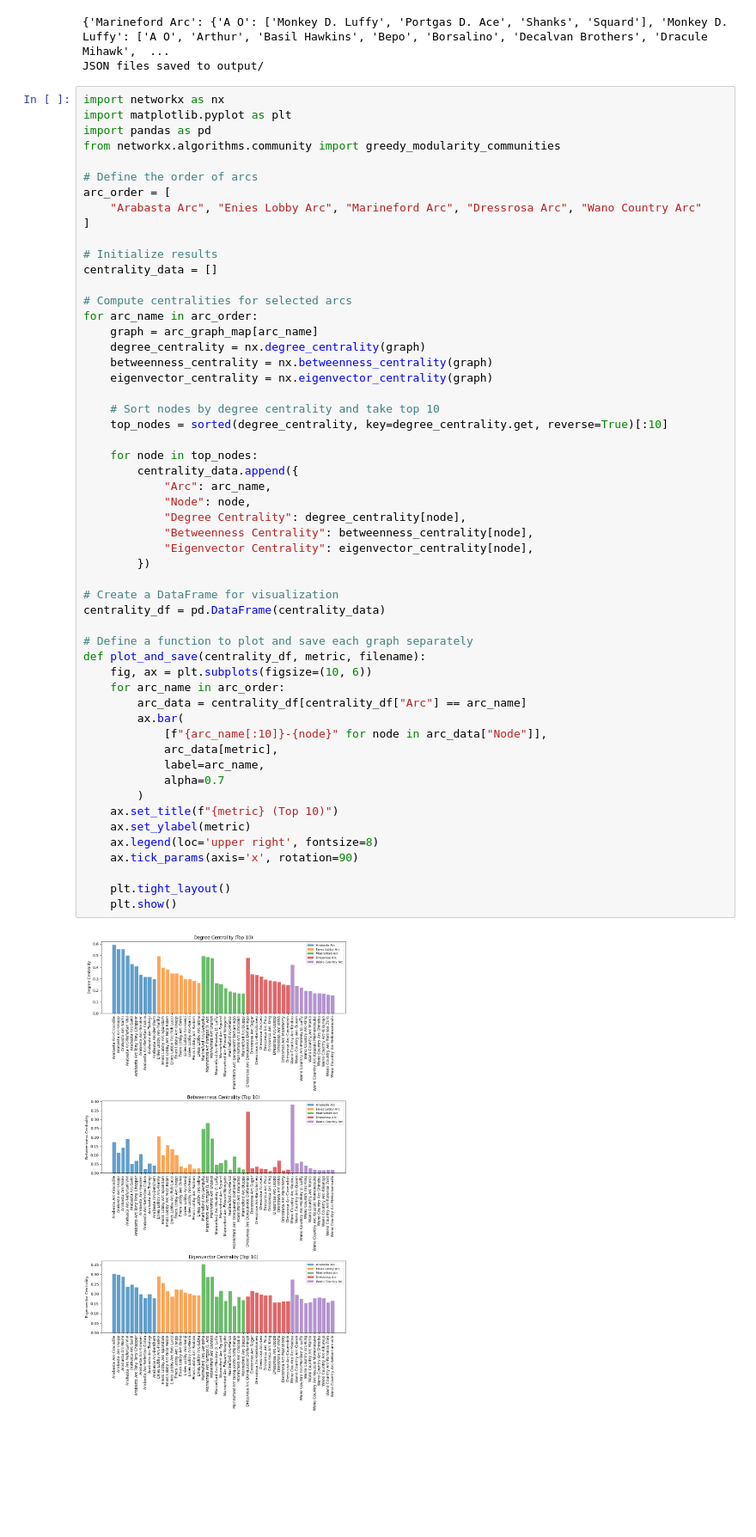
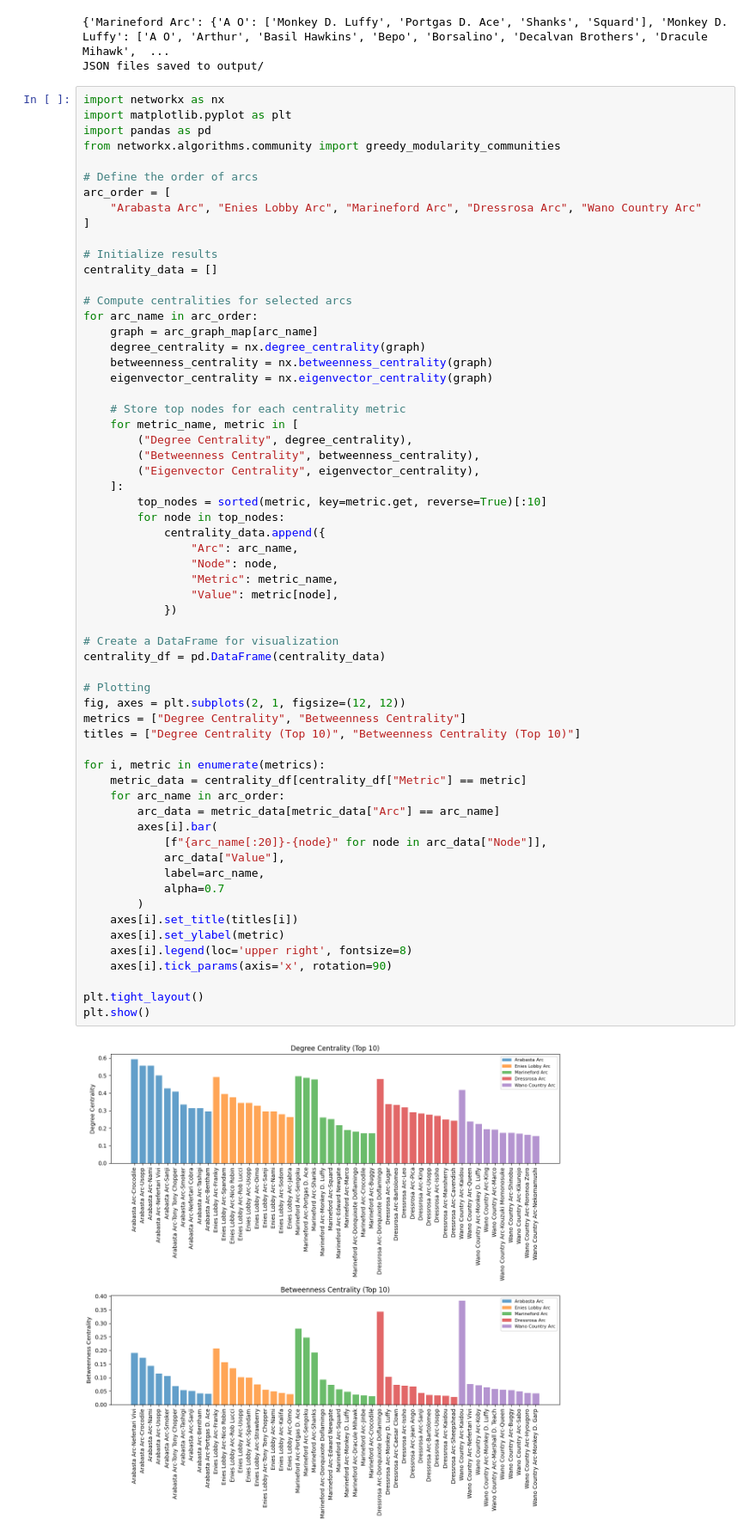
Before and after one commit to Qingwen-Zeng/Social-Graphs-and-Interactions-Final-Project, a Jupyter notebook: jupyter_notebooks/Arc Network Construction.ipynb, the cells around one changed output. Shown: that part at 86% size. Saved outputs shown, nothing was run; the diff lists cells and outputs as text; blank space fills up the shorter version.

```diff
--- a/jupyter_notebooks/Arc Network Construction.ipynb
+++ b/jupyter_notebooks/Arc Network Construction.ipynb
@@ -484,58 +484,65 @@ JSON files saved to output/
 import networkx as nx
 import matplotlib.pyplot as plt
 import pandas as pd
 from networkx.algorithms.community import greedy_modularity_communities
 
 # Define the order of arcs
 arc_order = [
     "Arabasta Arc", "Enies Lobby Arc", "Marineford Arc", "Dressrosa Arc", "Wano Country Arc"
 ]
 
 # Initialize results
 centrality_data = []
 
 # Compute centralities for selected arcs
 for arc_name in arc_order:
     graph = arc_graph_map[arc_name]
     degree_centrality = nx.degree_centrality(graph)
     betweenness_centrality = nx.betweenness_centrality(graph)
     eigenvector_centrality = nx.eigenvector_centrality(graph)
 
-    # Sort nodes by degree centrality and take top 10
-    top_nodes = sorted(degree_centrality, key=degree_centrality.get, reverse=True)[:10]
-
-    for node in top_nodes:
-        centrality_data.append({
-            "Arc": arc_name,
-            "Node": node,
-            "Degree Centrality": degree_centrality[node],
-            "Betweenness Centrality": betweenness_centrality[node],
-            "Eigenvector Centrality": eigenvector_centrality[node],
-        })
+    # Store top nodes for each centrality metric
+    for metric_name, metric in [
+        ("Degree Centrality", degree_centrality),
+        ("Betweenness Centrality", betweenness_centrality),
+        ("Eigenvector Centrality", eigenvector_centrality),
+    ]:
+        top_nodes = sorted(metric, key=metric.get, reverse=True)[:10]
+        for node in top_nodes:
+            centrality_data.append({
+                "Arc": arc_name,
+                "Node": node,
+                "Metric": metric_name,
+                "Value": metric[node],
+            })
 
 # Create a DataFrame for visualization
 centrality_df = pd.DataFrame(centrality_data)
 
-# Define a function to plot and save each graph separately
-def plot_and_save(centrality_df, metric, filename):
-    fig, ax = plt.subplots(figsize=(10, 6))
+# Plotting
+fig, axes = plt.subplots(2, 1, figsize=(12, 12))
+metrics = ["Degree Centrality", "Betweenness Centrality"]
+titles = ["Degree Centrality (Top 10)", "Betweenness Centrality (Top 10)"]
+
+for i, metric in enumerate(metrics):
+    metric_data = centrality_df[centrality_df["Metric"] == metric]
     for arc_name in arc_order:
-        arc_data = centrality_df[centrality_df["Arc"] == arc_name]
-        ax.bar(
-            [f"{arc_name[:10]}-{node}" for node in arc_data["Node"]],
-            arc_data[metric],
+        arc_data = metric_data[metric_data["Arc"] == arc_name]
+        axes[i].bar(
+            [f"{arc_name[:20]}-{node}" for node in arc_data["Node"]],
+            arc_data["Value"],
             label=arc_name,
             alpha=0.7
         )
-    ax.set_title(f"{metric} (Top 10)")
-    ax.set_ylabel(metric)
-    ax.legend(loc='upper right', fontsize=8)
-    ax.tick_params(axis='x', rotation=90)
+    axes[i].set_title(titles[i])
+    axes[i].set_ylabel(metric)
+    axes[i].legend(loc='upper right', fontsize=8)
+    axes[i].tick_params(axis='x', rotation=90)
 
-    plt.tight_layout()
-    plt.show()
+plt.tight_layout()
+plt.show()
 # %% [output]
-[figure, old version]
+[figure, new version]
 # %%
 # Define the order of arcs
 arc_order = [
```
Also changed, not shown: parts of 1 cell of this notebook.
